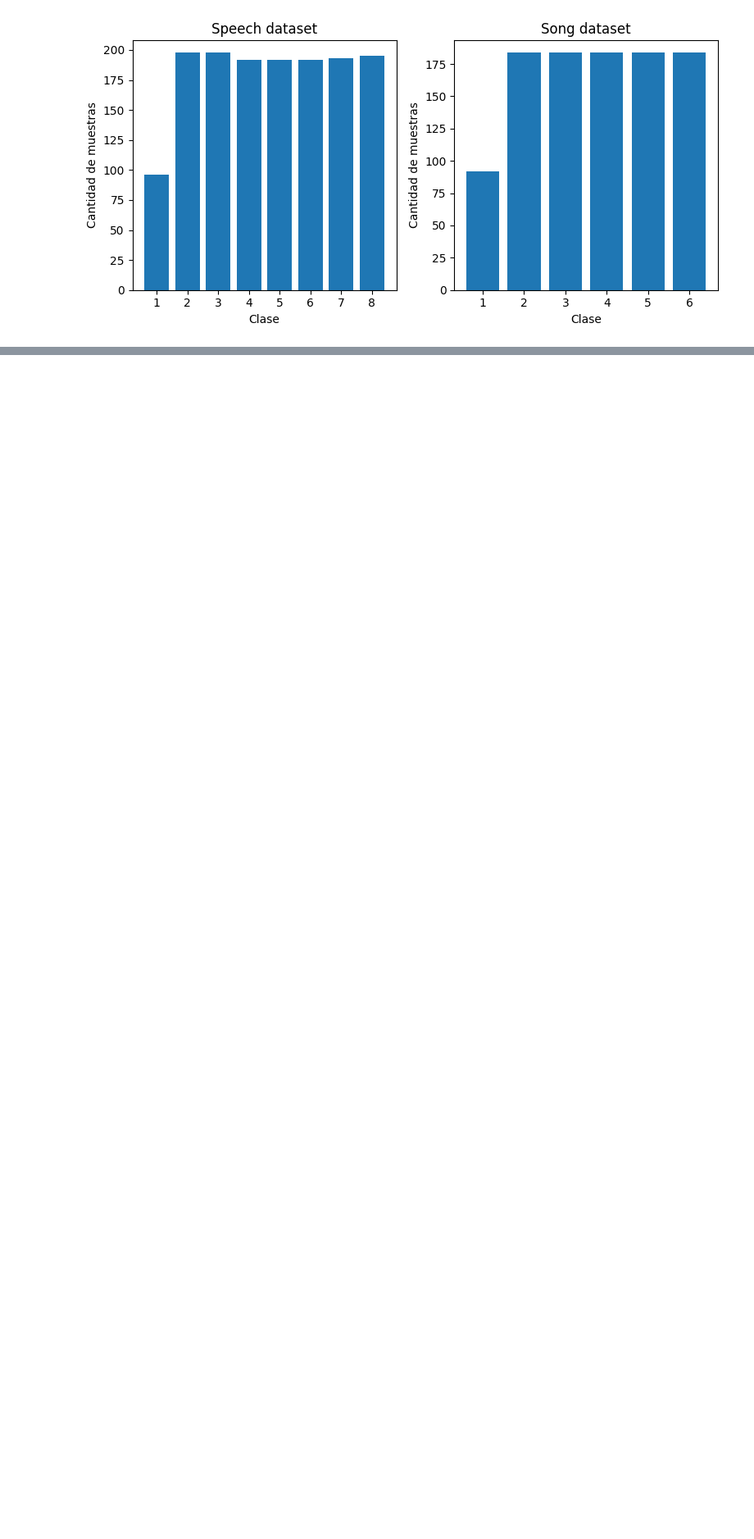
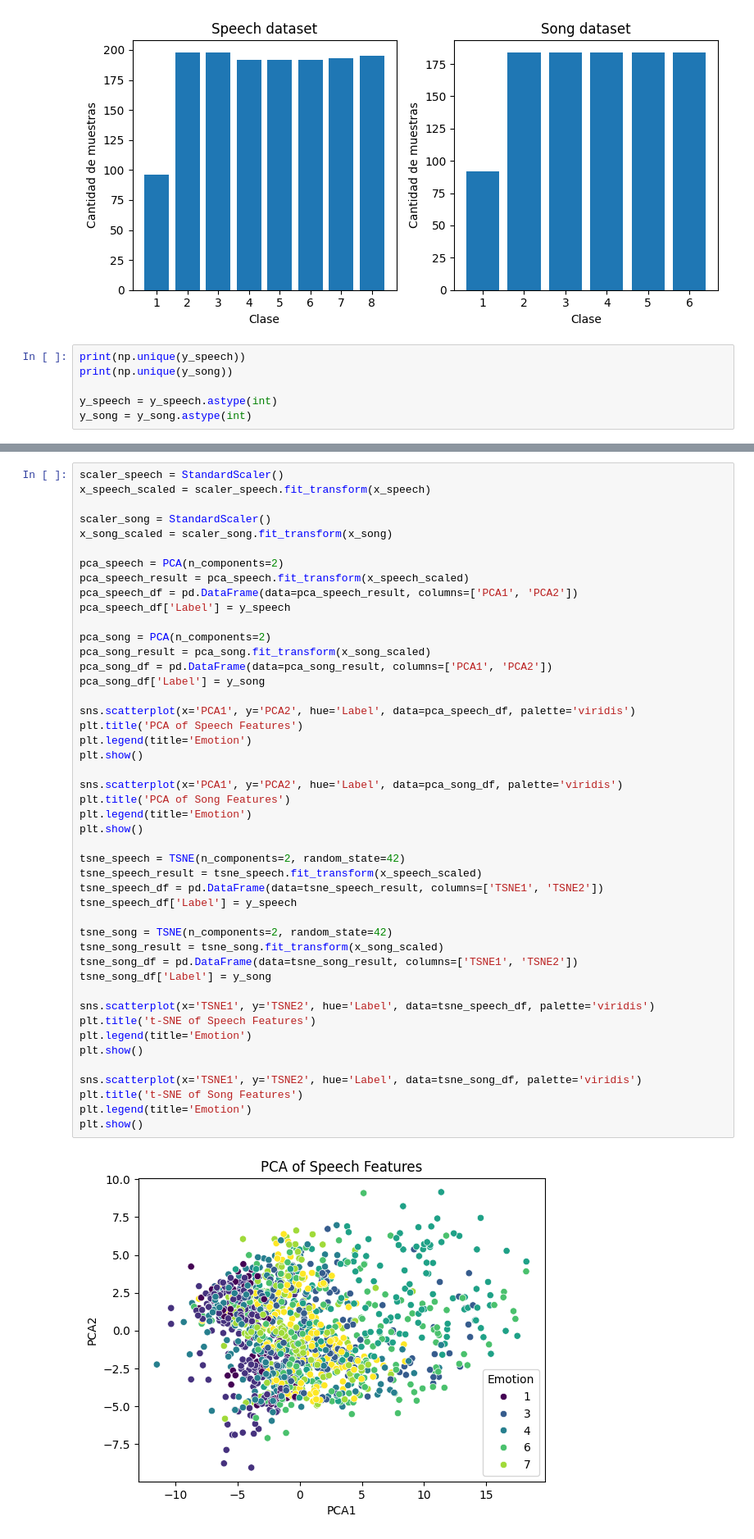
Before and after one commit to castillocande/speech-emotion-recognition-ml, a Jupyter notebook: prueba.ipynb, the cells around one changed output, grey strips where cells are left out. Shown at 82% size. Cells and saved outputs as stored; diff of their text form; blank space fills up the shorter version.

Commit message:
PCA y TSNE

```diff
--- a/prueba.ipynb
+++ b/prueba.ipynb
@@ -94,3 +113,9 @@ plt.show()
 #NOTE: There is no strong intensity for the 'neutral' emotion.
 # %% [output]
 [figure]
+# %%
+print(np.unique(y_speech))
+print(np.unique(y_song))
+
+y_speech = y_speech.astype(int)
+y_song = y_song.astype(int)
@@ -96,0 +125,48 @@ plt.show()
+# %%
+scaler_speech = StandardScaler()
+x_speech_scaled = scaler_speech.fit_transform(x_speech)
+
+scaler_song = StandardScaler()
+x_song_scaled = scaler_song.fit_transform(x_song)
+
+pca_speech = PCA(n_components=2)
+pca_speech_result = pca_speech.fit_transform(x_speech_scaled)
+pca_speech_df = pd.DataFrame(data=pca_speech_result, columns=['PCA1', 'PCA2'])
+pca_speech_df['Label'] = y_speech
+
+pca_song = PCA(n_components=2)
+pca_song_result = pca_song.fit_transform(x_song_scaled)
+pca_song_df = pd.DataFrame(data=pca_song_result, columns=['PCA1', 'PCA2'])
+pca_song_df['Label'] = y_song
+
+sns.scatterplot(x='PCA1', y='PCA2', hue='Label', data=pca_speech_df, palette='viridis')
+plt.title('PCA of Speech Features')
+plt.legend(title='Emotion')
+plt.show()
+
+sns.scatterplot(x='PCA1', y='PCA2', hue='Label', data=pca_song_df, palette='viridis')
+plt.title('PCA of Song Features')
+plt.legend(title='Emotion')
+plt.show()
+
+tsne_speech = TSNE(n_components=2, random_state=42)
+tsne_speech_result = tsne_speech.fit_transform(x_speech_scaled)
+tsne_speech_df = pd.DataFrame(data=tsne_speech_result, columns=['TSNE1', 'TSNE2'])
+tsne_speech_df['Label'] = y_speech
+
+tsne_song = TSNE(n_components=2, random_state=42)
+tsne_song_result = tsne_song.fit_transform(x_song_scaled)
+tsne_song_df = pd.DataFrame(data=tsne_song_result, columns=['TSNE1', 'TSNE2'])
+tsne_song_df['Label'] = y_song
+
+sns.scatterplot(x='TSNE1', y='TSNE2', hue='Label', data=tsne_speech_df, palette='viridis')
+plt.title('t-SNE of Speech Features')
+plt.legend(title='Emotion')
+plt.show()
+
+sns.scatterplot(x='TSNE1', y='TSNE2', hue='Label', data=tsne_song_df, palette='viridis')
+plt.title('t-SNE of Song Features')
+plt.legend(title='Emotion')
+plt.show()
+# %% [output]
+[figure, added]
```
Also changed, not shown: parts of 5 cells of this notebook.
